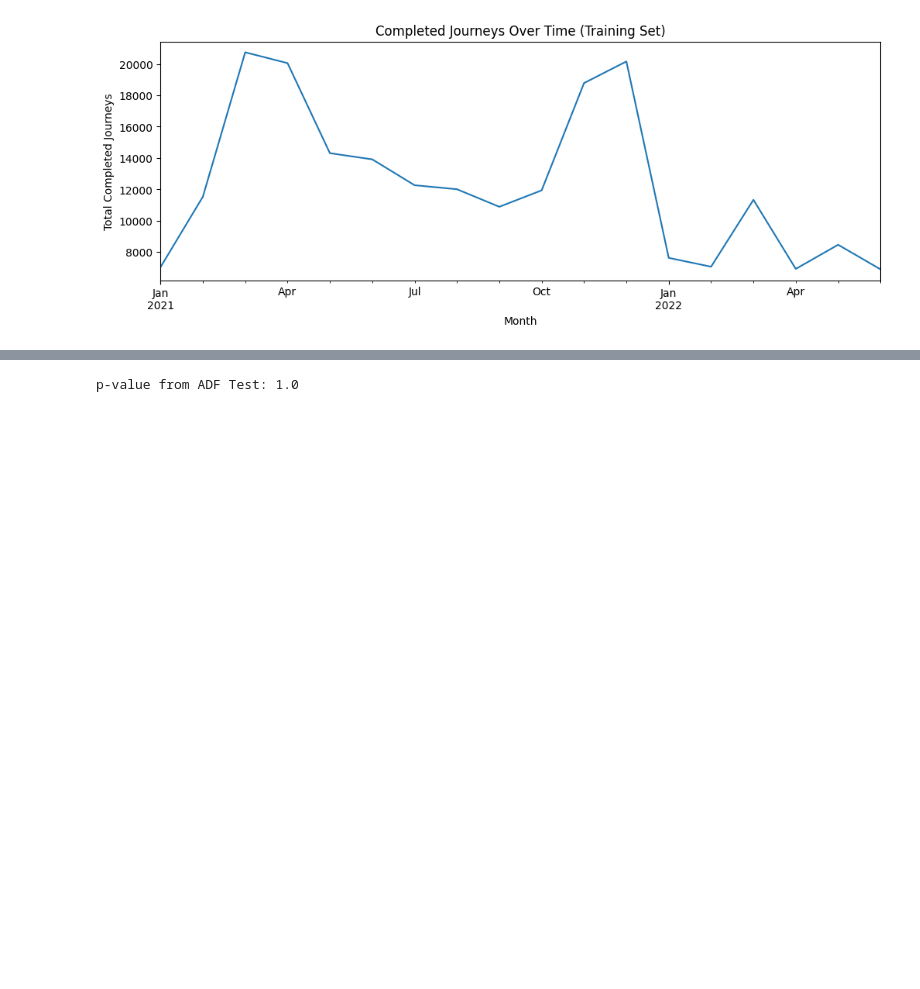
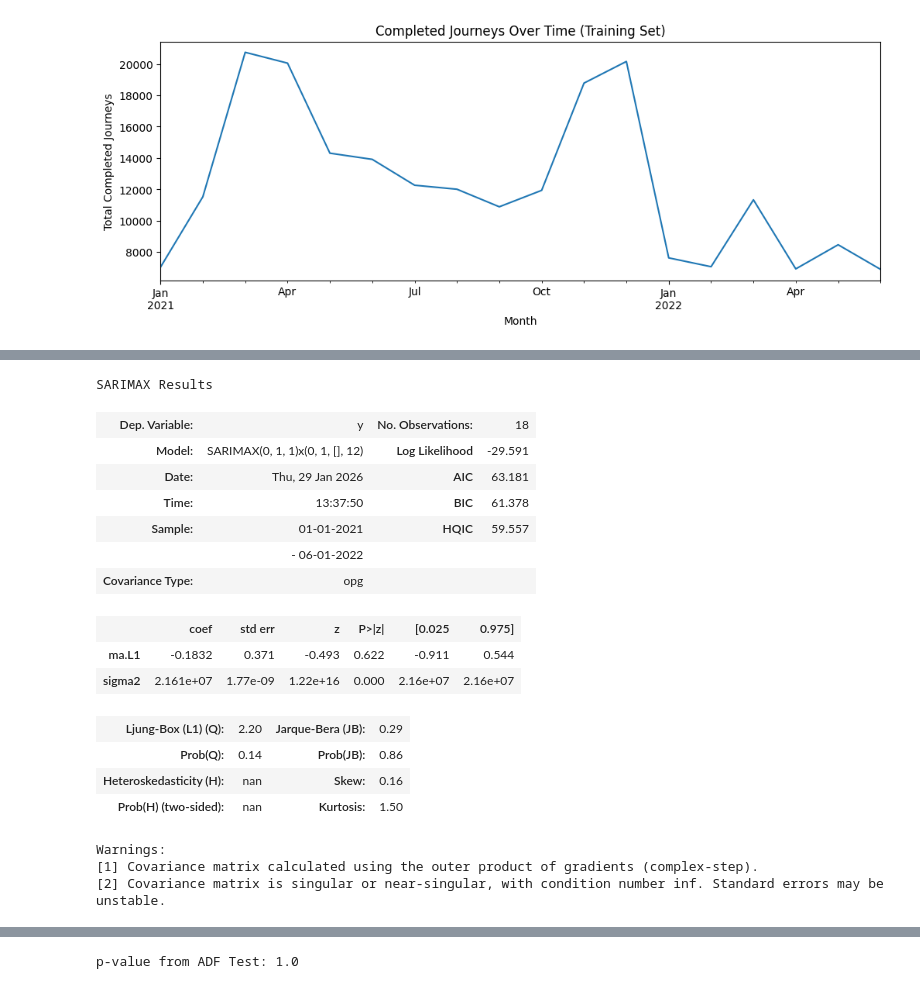
Before and after one commit to yubenjamin2022/UCLAStatsM148, a Jupyter notebook: arma_model.ipynb, the cells around one changed output, grey strips where cells are left out. Cells and saved outputs as stored; diff of their text form; code cells hidden in the pictures; blank space fills up the shorter version.

```diff
--- a/arma_model.ipynb
+++ b/arma_model.ipynb
@@ -220,0 +244,21 @@ plt.show()
+# %%
+res.summary()
+# %% [output]
+SARIMAX Results
+| Dep. Variable: | y | No. Observations: | 18 |
+| Model: | SARIMAX(0, 1, 1)x(0, 1, [], 12) | Log Likelihood | -29.591 |
+| Date: | Thu, 29 Jan 2026 | AIC | 63.181 |
+| Time: | 13:37:50 | BIC | 61.378 |
+| Sample: | 01-01-2021 | HQIC | 59.557 |
+|  | - 06-01-2022 |  |  |
+| Covariance Type: | opg |  |  |
+|  | coef | std err | z | P>|z| | [0.025 | 0.975] |
+| ma.L1 | -0.1832 | 0.371 | -0.493 | 0.622 | -0.911 | 0.544 |
+| sigma2 | 2.161e+07 | 1.77e-09 | 1.22e+16 | 0.000 | 2.16e+07 | 2.16e+07 |
+| Ljung-Box (L1) (Q): | 2.20 | Jarque-Bera (JB): | 0.29 |
+| Prob(Q): | 0.14 | Prob(JB): | 0.86 |
+| Heteroskedasticity (H): | nan | Skew: | 0.16 |
+| Prob(H) (two-sided): | nan | Kurtosis: | 1.50 |
+Warnings:
+[1] Covariance matrix calculated using the outer product of gradients (complex-step).
+[2] Covariance matrix is singular or near-singular, with condition number inf. Standard errors may be unstable.
```
Also changed, not shown: parts of 6 cells of this notebook.
